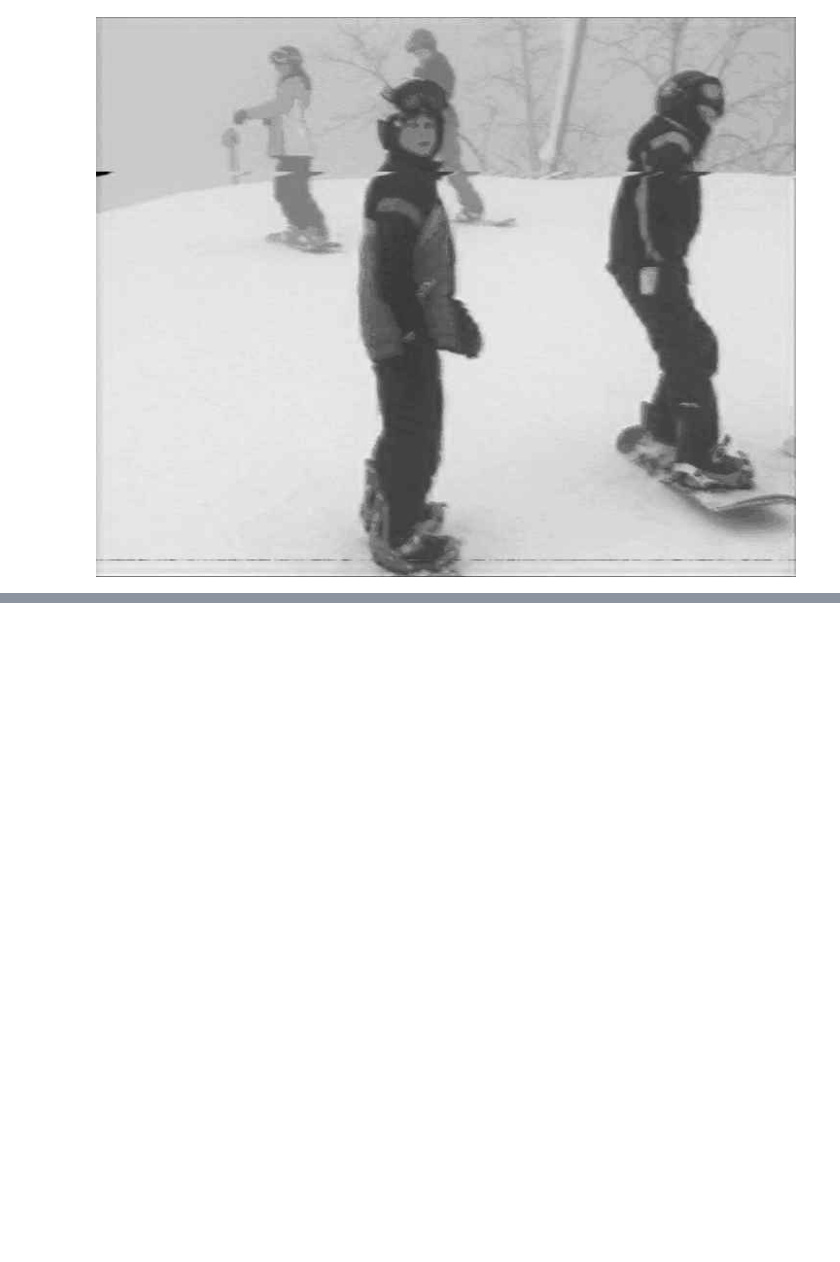
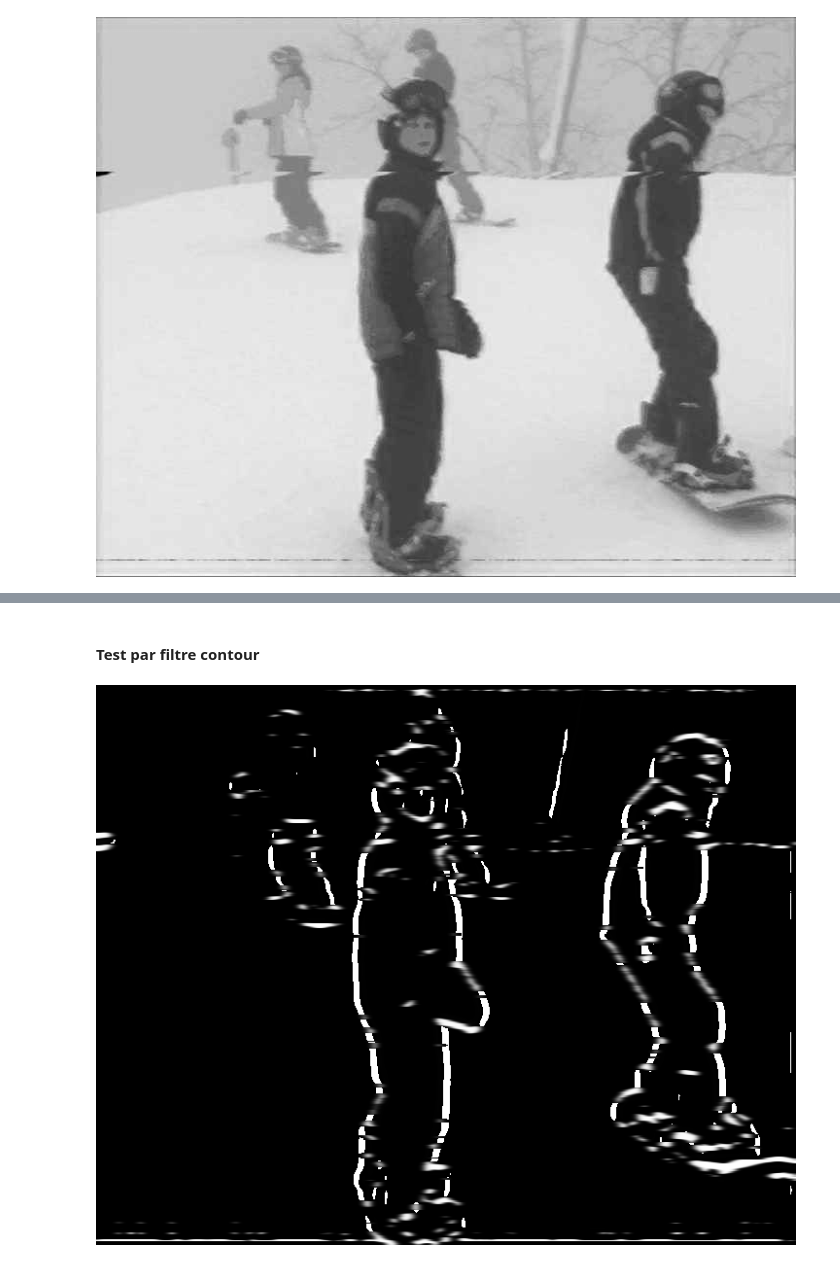
Before and after one commit to EpicKiwi/projet-datascience, a Jupyter notebook: notebooks/black_white_line.ipynb, the cells around one changed output, grey strips where cells are left out. Saved outputs shown, nothing was run; the diff lists cells and outputs as text; code cells hidden in the pictures; blank space fills up the shorter version.

Commit message:
test contour

```diff
--- a/notebooks/black_white_line.ipynb
+++ b/notebooks/black_white_line.ipynb
@@ -116,0 +130,8 @@ plt.plot(hist)
+# %% [markdown]
+#### Test par filtre contour
+# %%
+img_contour = ndimage.gaussian_laplace(img_transform, sigma = 3)
+
+display(Image.fromarray(img_contour.astype('uint8')))
+# %% [output]
+[figure, added]
```
Also changed, not shown: parts of 6 cells of this notebook, 1 other file.
